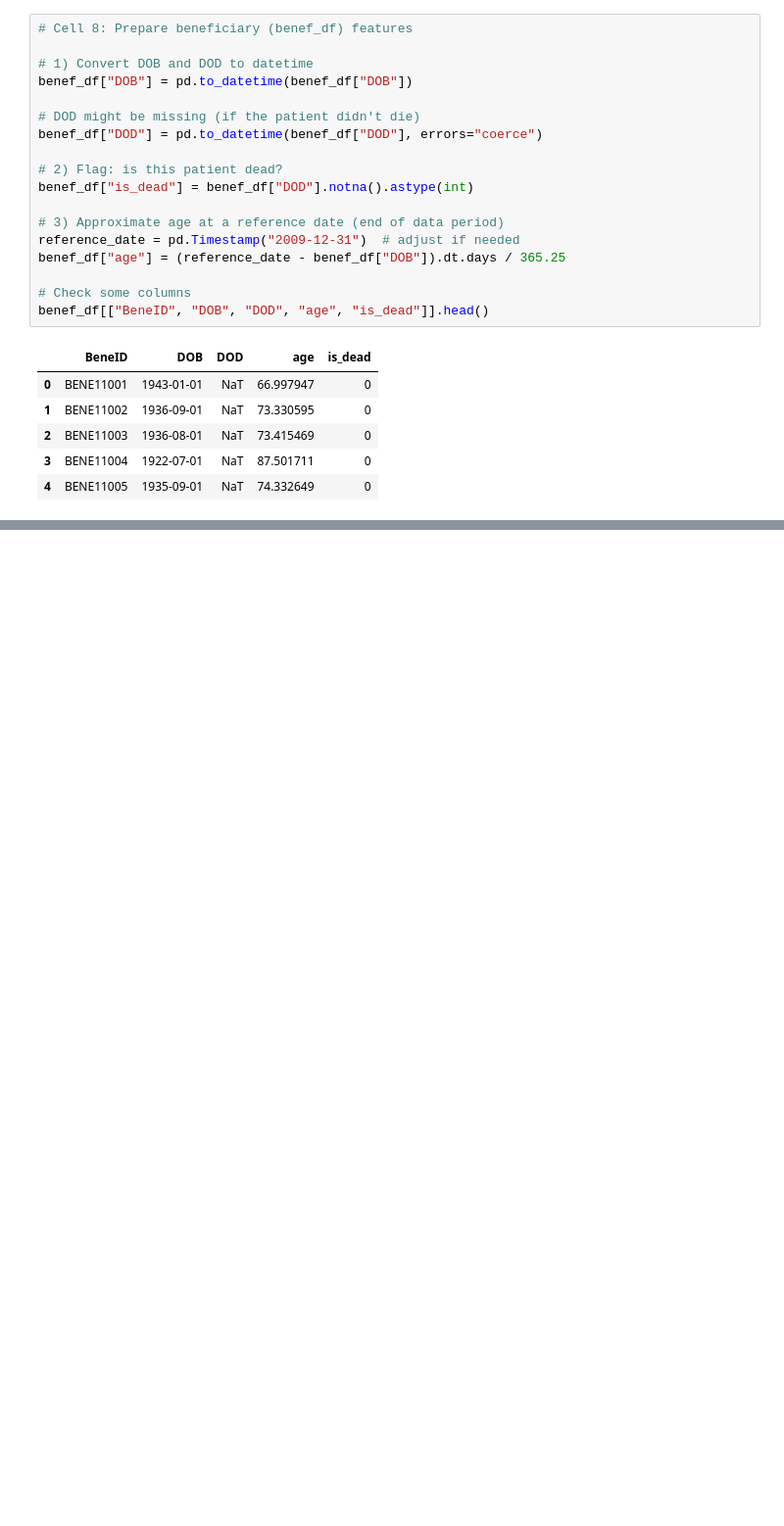
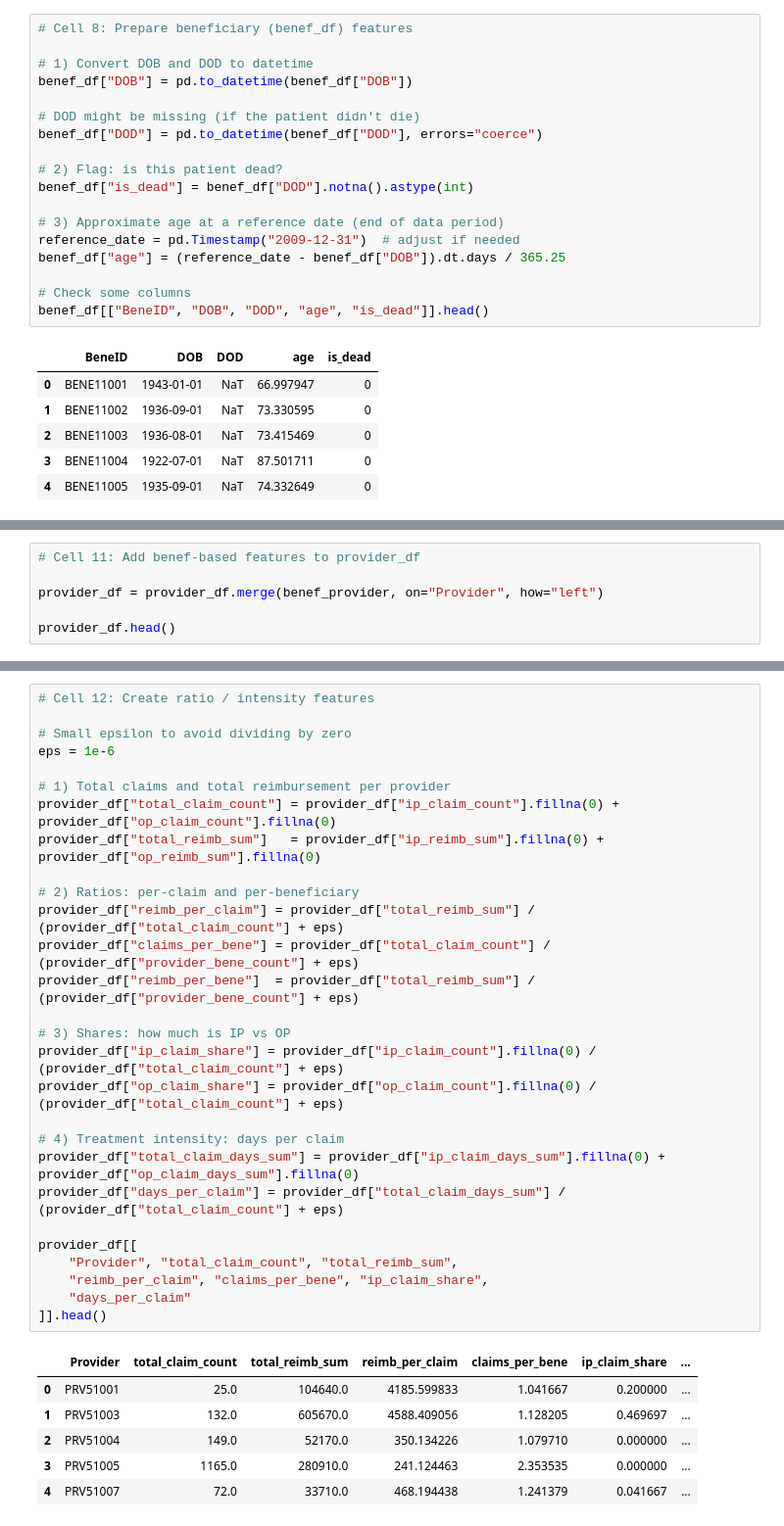
Before and after one commit to habiba-11/fraud_detection_project, a Jupyter notebook: notebooks/01_data_exploration_and_feature_engineering.ipynb, the cells around one changed output, grey strips where cells are left out. Shown: that part at 98% size. Drawn from its saved outputs; the diff is of its cells as text; blank space fills up the shorter version.

```diff
--- a/notebooks/01_data_exploration_and_feature_engineering.ipynb
+++ b/notebooks/01_data_exploration_and_feature_engineering.ipynb
@@ -211,0 +282,6 @@ benef_df[["BeneID", "DOB", "DOD", "age", "is_dead"]].head()
+# %%
+# Cell 11: Add benef-based features to provider_df
+
+provider_df = provider_df.merge(benef_provider, on="Provider", how="left")
+
+provider_df.head()
@@ -211,0 +295,35 @@ benef_df[["BeneID", "DOB", "DOD", "age", "is_dead"]].head()
+# %%
+# Cell 12: Create ratio / intensity features
+
+# Small epsilon to avoid dividing by zero
+eps = 1e-6
+
+# 1) Total claims and total reimbursement per provider
+provider_df["total_claim_count"] = provider_df["ip_claim_count"].fillna(0) + provider_df["op_claim_count"].fillna(0)
+provider_df["total_reimb_sum"]   = provider_df["ip_reimb_sum"].fillna(0) + provider_df["op_reimb_sum"].fillna(0)
+
+# 2) Ratios: per-claim and per-beneficiary
+provider_df["reimb_per_claim"] = provider_df["total_reimb_sum"] / (provider_df["total_claim_count"] + eps)
+provider_df["claims_per_bene"] = provider_df["total_claim_count"] / (provider_df["provider_bene_count"] + eps)
+provider_df["reimb_per_bene"]  = provider_df["total_reimb_sum"] / (provider_df["provider_bene_count"] + eps)
+
+# 3) Shares: how much is IP vs OP
+provider_df["ip_claim_share"] = provider_df["ip_claim_count"].fillna(0) / (provider_df["total_claim_count"] + eps)
+provider_df["op_claim_share"] = provider_df["op_claim_count"].fillna(0) / (provider_df["total_claim_count"] + eps)
+
+# 4) Treatment intensity: days per claim
+provider_df["total_claim_days_sum"] = provider_df["ip_claim_days_sum"].fillna(0) + provider_df["op_claim_days_sum"].fillna(0)
+provider_df["days_per_claim"] = provider_df["total_claim_days_sum"] / (provider_df["total_claim_count"] + eps)
+
+provider_df[[
+    "Provider", "total_claim_count", "total_reimb_sum",
+    "reimb_per_claim", "claims_per_bene", "ip_claim_share",
+    "days_per_claim"
+]].head()
+# %% [output]
+|  | Provider | total_claim_count | total_reimb_sum | reimb_per_claim | claims_per_bene | ip_claim_share | ... |
+| 0 | PRV51001 | 25.0 | 104640.0 | 4185.599833 | 1.041667 | 0.200000 | ... |
+| 1 | PRV51003 | 132.0 | 605670.0 | 4588.409056 | 1.128205 | 0.469697 | ... |
+| 2 | PRV51004 | 149.0 | 52170.0 | 350.134226 | 1.079710 | 0.000000 | ... |
+| 3 | PRV51005 | 1165.0 | 280910.0 | 241.124463 | 2.353535 | 0.000000 | ... |
+| 4 | PRV51007 | 72.0 | 33710.0 | 468.194438 | 1.241379 | 0.041667 | ... |
```
Also changed, not shown: parts of 6 cells of this notebook.
